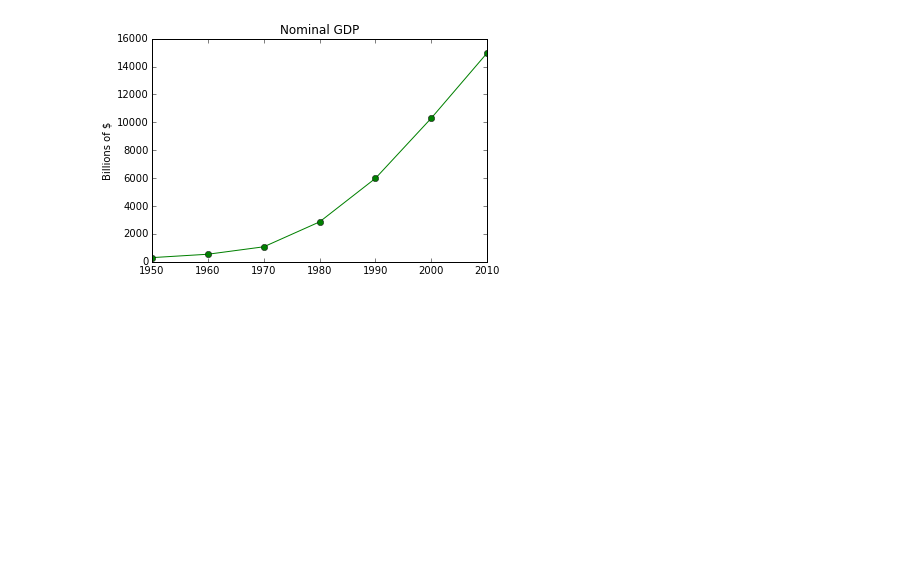
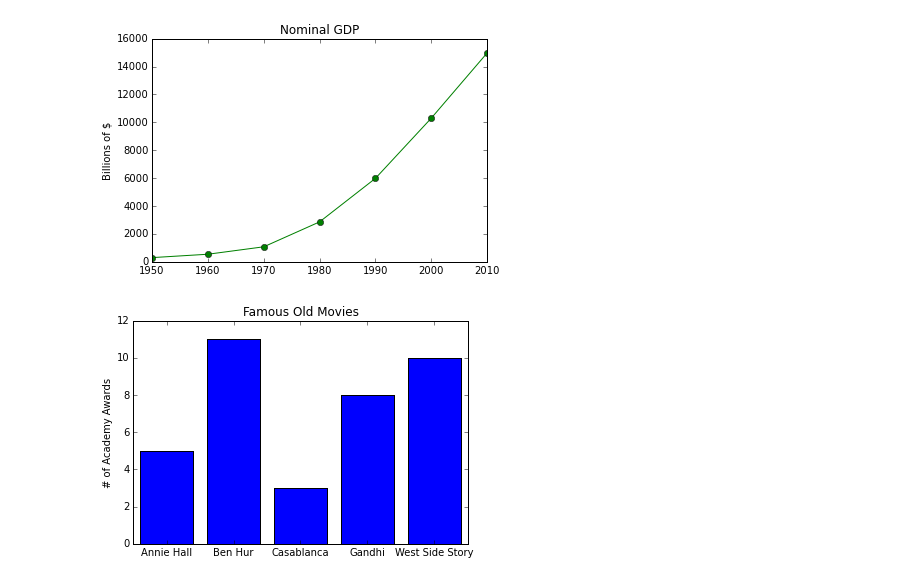
Before and after one commit to john-science/data_science_from_scratch, a Jupyter notebook: chapters/3_visualizing_data/matplotlib.ipynb, the cells around one changed output. Drawn from its saved outputs; the diff is of its cells as text; code cells hidden in the pictures; blank space fills up the shorter version.

```diff
--- a/chapters/3_visualizing_data/matplotlib.ipynb
+++ b/chapters/3_visualizing_data/matplotlib.ipynb
@@ -16,3 +18,24 @@ plt.ylabel("Billions of $")
 plt.show()
 # %% [output]
 [figure]
+# %%
+''' Simple bar chart example '''
+
+movies = ['Annie Hall', "Ben Hur", "Casablanca", 'Gandhi', 'West Side Story']
+num_oscars = [5, 11, 3, 8, 10]
+
+# Bars have a default width of 0.8 and are left justified,
+# so we'll shift it 0.1 to the right to center the bars.
+xs = [i + 0.1 for i, _ in enumerate(movies)]
+
+# plots bars with left x-coordinates (xs), heights (num_oscars)
+plt.bar(xs, num_oscars)
+
+plt.ylabel('# of Academy Awards')
+plt.title('Famous Old Movies')
+
+# label x-axis with movie names at bar centers
+plt.xticks([i + 0.5 for i, _ in enumerate(movies)], movies)
+plt.show()
+# %% [output]
+[figure, added]
```
Also changed, not shown: parts of 2 cells of this notebook.
